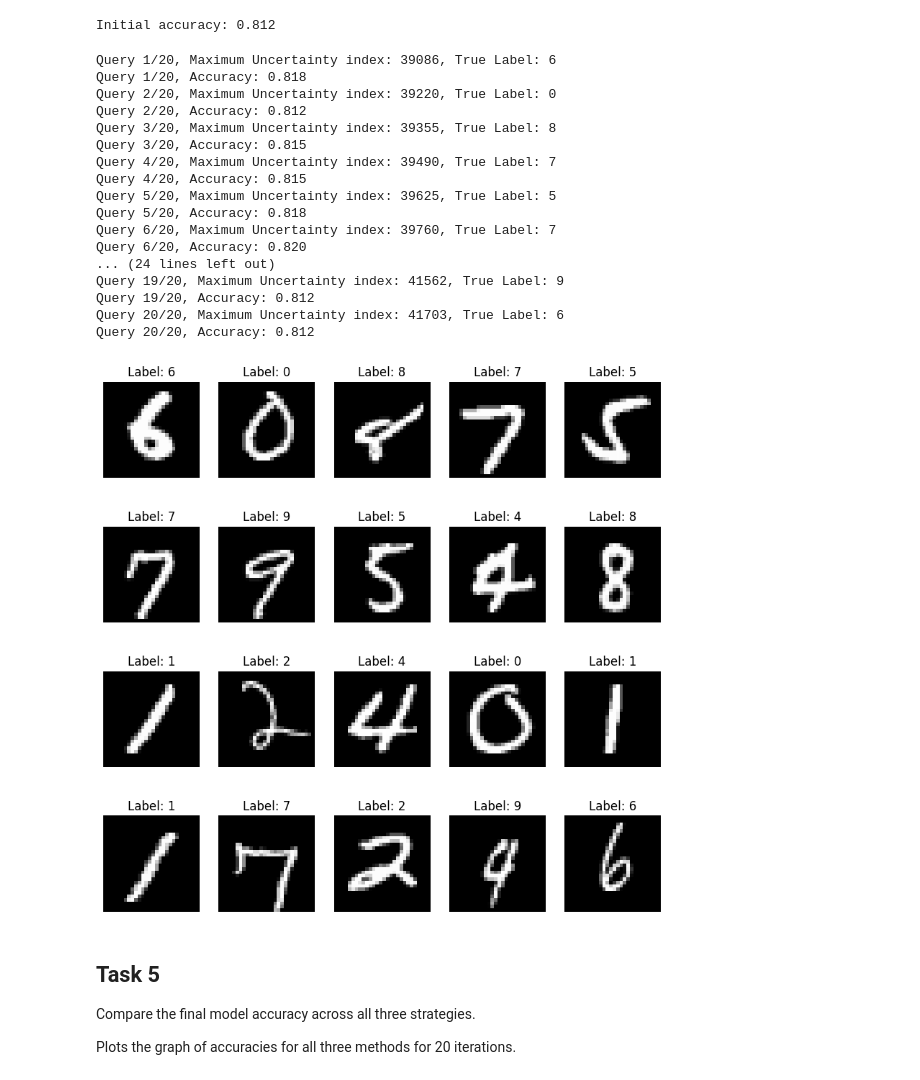
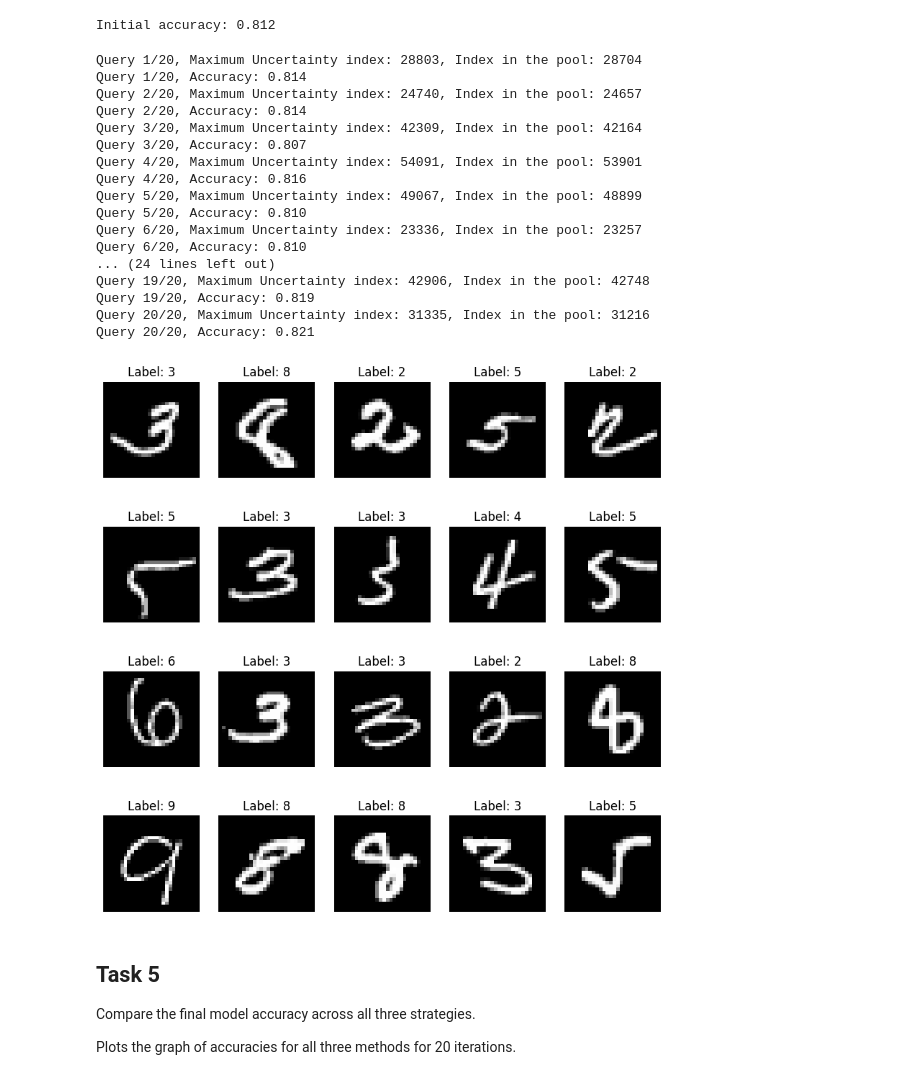
Before and after one commit to Praanshu101/Active_Learning, a Jupyter notebook: Lab4.ipynb, the cells around one changed output. Saved outputs shown, nothing was run; the diff lists cells and outputs as text; code cells hidden in the pictures.

```diff
--- a/Lab4.ipynb
+++ b/Lab4.ipynb
@@ -235,6 +235,7 @@ accuracy2 = [initial_accuracy] # List to keep track of the model's accuracy afte
 X_initial2 = np.array(X_initial) # Copy of initially labeled dataset
 y_initial2 = np.array(y_initial) # Copy of initially labeled labels
 X_pool2 = np.array(X_pool) # Copy of the unlabeled pool
+unlabeled_pool_idx2 = np.array(unlabeled_pool_idx) # Copy of the indices of the unlabeled pool
 
 # Display image in 4x5 grid
 fig, axs = plt.subplots(4, 5, figsize=(10, 10))
@@ -247,52 +248,53 @@ for i in range(n_queries):
     # Vector of uncertainties
     uncertainty = uncertainty.sum(axis=1)
 
     # Select the sample with the highest uncertainty and query its true label.
     query_idx_idx = np.argmax(uncertainty) # Index of the queried sample in the pool
-    query_idx = unlabeled_pool_idx[query_idx] # Index of the queried sample in the original dataset
+    query_idx = unlabeled_pool_idx2[query_idx_idx] # Index of the queried sample in the original dataset
 
     # Print the maximum uncertainty index
-    print(f'Query {i + 1}/{n_queries}, Maximum Uncertainty index: {query_idx}, True Label: {mnist["train"]["label"][query_idx]}')
+    print(f'Query {i + 1}/{n_queries}, Maximum Uncertainty index: {query_idx}, Index in the pool: {query_idx_idx}')
 
     # Add the queried sample to the labelled dataset.
     X_initial2 = np.vstack((X_initial2, X_train[query_idx]))
     y_initial2 = np.append(y_initial2, mnist["train"]["label"][query_idx])
 
     # Show the queried image and the true label
     ax = axs[i // 5, i % 5]
     ax.imshow(X_train[query_idx].reshape(28, 28), cmap='gray')
     ax.set_title(f'Label: {mnist["train"]["label"][query_idx]}')
     ax.axis('off')
 
     # Remove the queried sample from the unlabelled pool
     X_pool2 = np.delete(X_pool2, query_idx_idx, axis=0)
+    unlabeled_pool_idx2 = np.delete(unlabeled_pool_idx2, query_idx_idx, axis=0)
 
     # Retrain the model
     classifier2.fit(X_initial2, y_initial2)
 
     # Calculate the accuracy
     accuracy = classifier2.score(X_test, y_test)
     print(f'Query {i + 1}/{n_queries}, Accuracy: {accuracy:.3f}')
     accuracy2.append(accuracy)
 # %% [output]
-Query 1/20, Maximum Uncertainty index: 39086, True Label: 6
-Query 1/20, Accuracy: 0.818
-Query 2/20, Maximum Uncertainty index: 39220, True Label: 0
-Query 2/20, Accuracy: 0.812
-Query 3/20, Maximum Uncertainty index: 39355, True Label: 8
-Query 3/20, Accuracy: 0.815
-Query 4/20, Maximum Uncertainty index: 39490, True Label: 7
-Query 4/20, Accuracy: 0.815
-Query 5/20, Maximum Uncertainty index: 39625, True Label: 5
-Query 5/20, Accuracy: 0.818
-Query 6/20, Maximum Uncertainty index: 39760, True Label: 7
-Query 6/20, Accuracy: 0.820
+Query 1/20, Maximum Uncertainty index: 28803, Index in the pool: 28704
+Query 1/20, Accuracy: 0.814
+Query 2/20, Maximum Uncertainty index: 24740, Index in the pool: 24657
+Query 2/20, Accuracy: 0.814
+Query 3/20, Maximum Uncertainty index: 42309, Index in the pool: 42164
+Query 3/20, Accuracy: 0.807
+Query 4/20, Maximum Uncertainty index: 54091, Index in the pool: 53901
+Query 4/20, Accuracy: 0.816
+Query 5/20, Maximum Uncertainty index: 49067, Index in the pool: 48899
+Query 5/20, Accuracy: 0.810
+Query 6/20, Maximum Uncertainty index: 23336, Index in the pool: 23257
+Query 6/20, Accuracy: 0.810
 ... (24 lines left out)
-Query 19/20, Maximum Uncertainty index: 41562, True Label: 9
-Query 19/20, Accuracy: 0.812
-Query 20/20, Maximum Uncertainty index: 41703, True Label: 6
-Query 20/20, Accuracy: 0.812
+Query 19/20, Maximum Uncertainty index: 42906, Index in the pool: 42748
+Query 19/20, Accuracy: 0.819
+Query 20/20, Maximum Uncertainty index: 31335, Index in the pool: 31216
+Query 20/20, Accuracy: 0.821
-[figure, old version]
+[figure, new version]
 # %% [markdown]
 ## Task 5
 
```
Also changed, not shown: parts of 1 cell of this notebook.
